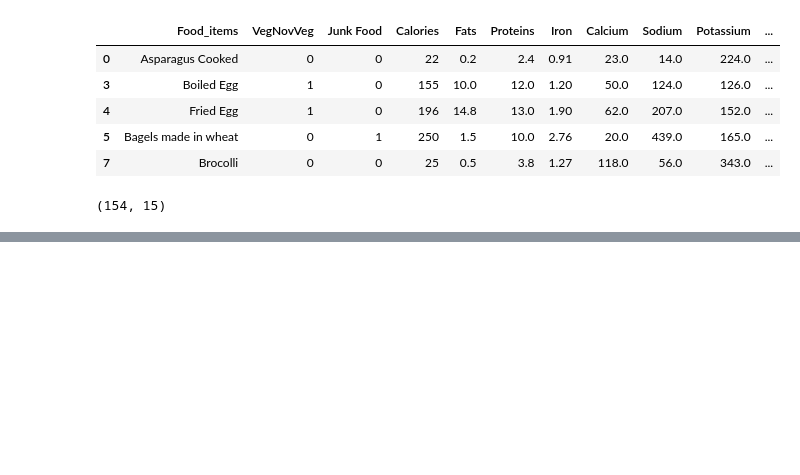
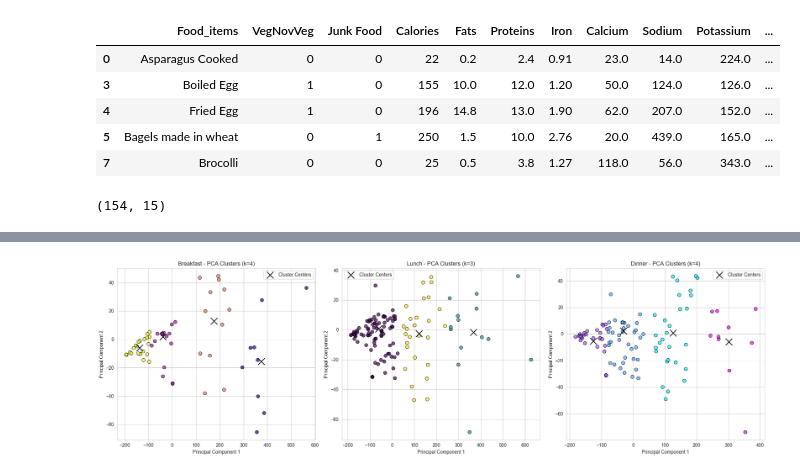
Before and after one commit to Samriddha-Upreti/Diet_Recomendation_System, a Jupyter notebook: Diet_Recomendation_System.ipynb, the cells around one changed output, grey strips where cells are left out. Drawn from its saved outputs; the diff is of its cells as text; code cells hidden in the pictures; blank space fills up the shorter version.

```diff
--- a/Diet_Recomendation_System.ipynb
+++ b/Diet_Recomendation_System.ipynb
@@ -223,0 +279,62 @@ dn_features=prepare_data(dinner)
+# %%
+import matplotlib.pyplot as plt
+from sklearn.decomposition import PCA
+from sklearn.cluster import KMeans
+
+def plot_pca_clusters_all():
+    plt.figure(figsize=(20,6))
+    datasets = [
+        ('Breakfast', bf_features, 'plasma'),
+        ('Lunch', ln_features, 'viridis'),
+        ('Dinner', dn_features, 'cool'),
+    ]
+
+    for i, (label, data,cmap) in enumerate(datasets):
+        _, _, elbow_k, _ = get_kmeasn_metrics(data)
+
+        pca= PCA(n_components=2)
+        X = data.values if hasattr(data, 'values') else data
+        reduced_data = pca.fit_transform(X)
+
+        kmeans = KMeans(n_clusters=elbow_k, random_state=42, n_init=10)
+        labels = kmeans.fit_predict(data)
+
+        cluster_centers_reduced = pca.transform(kmeans.cluster_centers_)
+
+        #plot
+
+        ax=plt.subplot(1,3,i+1)
+        scatter=ax.scatter(
+            reduced_data[:,0],
+            reduced_data[:,1],
+            c=labels,
+            cmap=cmap,
+            alpha=0.7,
+            edgecolor='k',
+            s=50
+
+        )
+
+        #plot Cluster centers
+
+        ax.scatter(
+            cluster_centers_reduced[:,0],
+            cluster_centers_reduced[:,1],
+            c='black',
+            marker='x',
+            s=200,
+            label='Cluster Centers'
+
+        )
+
+        ax.set_title(f'{label} - PCA Clusters (k={elbow_k})')
+        ax.set_xlabel('Principal Component 1')
+        ax.set_ylabel('Principal Component 2')
+        ax.grid(True)
+        ax.legend()
+
+    plt.tight_layout()
+    plt.show()
+plot_pca_clusters_all()
+# %% [output]
+[figure, added]
```
Also changed, not shown: parts of 3 cells of this notebook, 2 other files.
